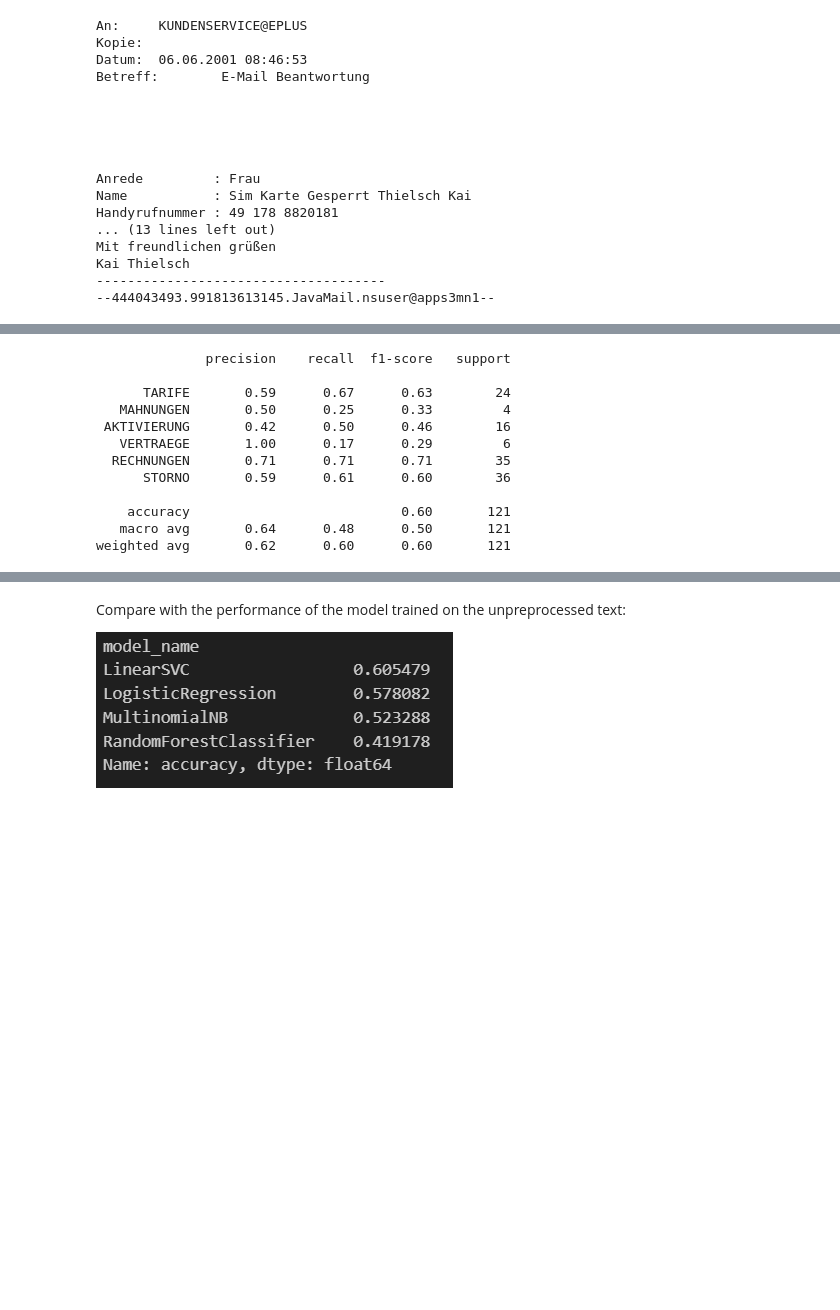
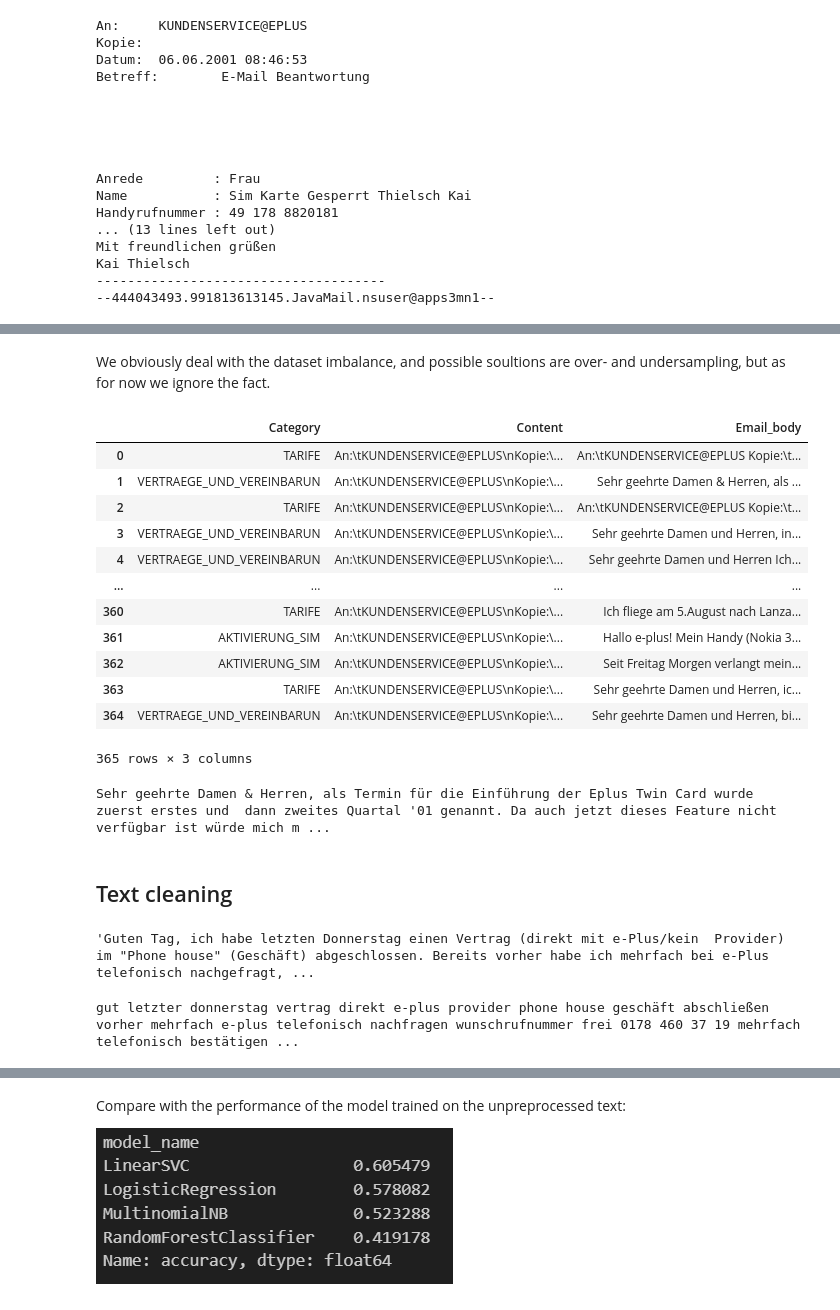
Before and after one commit to klychliiev/Meduzzen_AI_Internship, a Jupyter notebook: emails/traditional_ml_approach/traditional_ml.ipynb, the cells around one changed output, grey strips where cells are left out. Saved outputs shown, nothing was run; the diff lists cells and outputs as text; code cells hidden in the pictures; blank space fills up the shorter version.

```diff
--- a/emails/traditional_ml_approach/traditional_ml.ipynb
+++ b/emails/traditional_ml_approach/traditional_ml.ipynb
@@ -162,11 +125,0 @@ We obviously deal with the dataset imbalance, and possibke soultions are over- a
-# %%
-# function to fetch the email body
-def fetch_body(text):
-
-    my_text = text.split('Nachricht      : ')[-1]
-
-    text =  my_text.split('--')[0]
-
-    return text.replace('\n', ' ')
-
-shuffled_df['Email_body'] = shuffled_df['Content'].apply(fetch_body)
@@ -348,17 +126,2 @@ plt.show()
-# %%
-from sklearn import metrics
-
-print(metrics.classification_report(y_test, y_pred, target_names=shuffled_df['Category'].unique()))
-# %% [output]
-              precision    recall  f1-score   support
-
-      TARIFE       0.59      0.67      0.63        24
-   MAHNUNGEN       0.50      0.25      0.33         4
- AKTIVIERUNG       0.42      0.50      0.46        16
-   VERTRAEGE       1.00      0.17      0.29         6
-  RECHNUNGEN       0.71      0.71      0.71        35
-      STORNO       0.59      0.61      0.60        36
-
-    accuracy                           0.60       121
-   macro avg       0.64      0.48      0.50       121
-weighted avg       0.62      0.60      0.60       121
+# %% [markdown]
+We obviously deal with the dataset imbalance, and possible soultions are over- and undersampling, but as for now we ignore the fact.
@@ -364,0 +132,22 @@ weighted avg       0.62      0.60      0.60       121
+# %%
+df
+# %% [output]
+|  | Category | Content | Email_body |
+| 0 | TARIFE | An:\tKUNDENSERVICE@EPLUS\nKopie:\... | An:\tKUNDENSERVICE@EPLUS Kopie:\t... |
+| 1 | VERTRAEGE_UND_VEREINBARUN | An:\tKUNDENSERVICE@EPLUS\nKopie:\... | Sehr geehrte Damen & Herren, als ... |
+| 2 | TARIFE | An:\tKUNDENSERVICE@EPLUS\nKopie:\... | An:\tKUNDENSERVICE@EPLUS Kopie:\t... |
+| 3 | VERTRAEGE_UND_VEREINBARUN | An:\tKUNDENSERVICE@EPLUS\nKopie:\... | Sehr geehrte Damen und Herren, in... |
+| 4 | VERTRAEGE_UND_VEREINBARUN | An:\tKUNDENSERVICE@EPLUS\nKopie:\... | Sehr geehrte Damen und Herren Ich... |
+| ... | ... | ... | ... |
+| 360 | TARIFE | An:\tKUNDENSERVICE@EPLUS\nKopie:\... | Ich fliege am 5.August nach Lanza... |
+| 361 | AKTIVIERUNG_SIM | An:\tKUNDENSERVICE@EPLUS\nKopie:\... | Hallo e-plus! Mein Handy (Nokia 3... |
+| 362 | AKTIVIERUNG_SIM | An:\tKUNDENSERVICE@EPLUS\nKopie:\... | Seit Freitag Morgen verlangt mein... |
+| 363 | TARIFE | An:\tKUNDENSERVICE@EPLUS\nKopie:\... | Sehr geehrte Damen und Herren, ic... |
+| 364 | VERTRAEGE_UND_VEREINBARUN | An:\tKUNDENSERVICE@EPLUS\nKopie:\... | Sehr geehrte Damen und Herren, bi... |
+365 rows × 3 columns
+# %%
+print(df['Email_body'][1])
+# %% [output]
+Sehr geehrte Damen & Herren, als Termin für die Einführung der Eplus Twin Card wurde zuerst erstes und  dann zweites Quartal '01 genannt. Da auch jetzt dieses Feature nicht  verfügbar ist würde mich m ...
+# %% [markdown]
+## Text cleaning
@@ -364,0 +156,9 @@ weighted avg       0.62      0.60      0.60       121
+# %%
+x = df['Email_body'][50]
+x
+# %% [output]
+'Guten Tag, ich habe letzten Donnerstag einen Vertrag (direkt mit e-Plus/kein  Provider) im "Phone house" (Geschäft) abgeschlossen. Bereits vorher habe ich mehrfach bei e-Plus telefonisch nachgefragt, ...
+# %%
+print(preprocess_text(x))
+# %% [output]
+gut letzter donnerstag vertrag direkt e-plus provider phone house geschäft abschließen vorher mehrfach e-plus telefonisch nachfragen wunschrufnummer frei 0178 460 37 19 mehrfach telefonisch bestätigen ...
```
Also changed, not shown: parts of 62 cells of this notebook, 1 other file.
